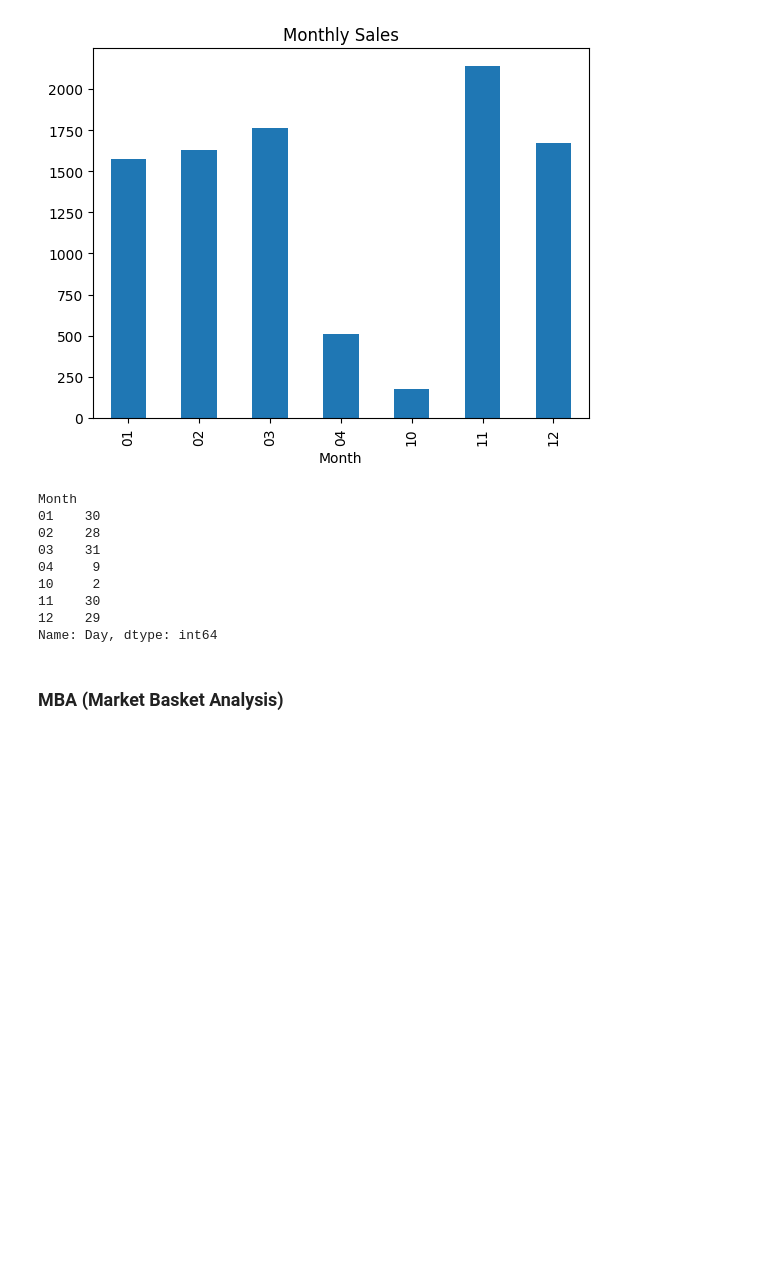
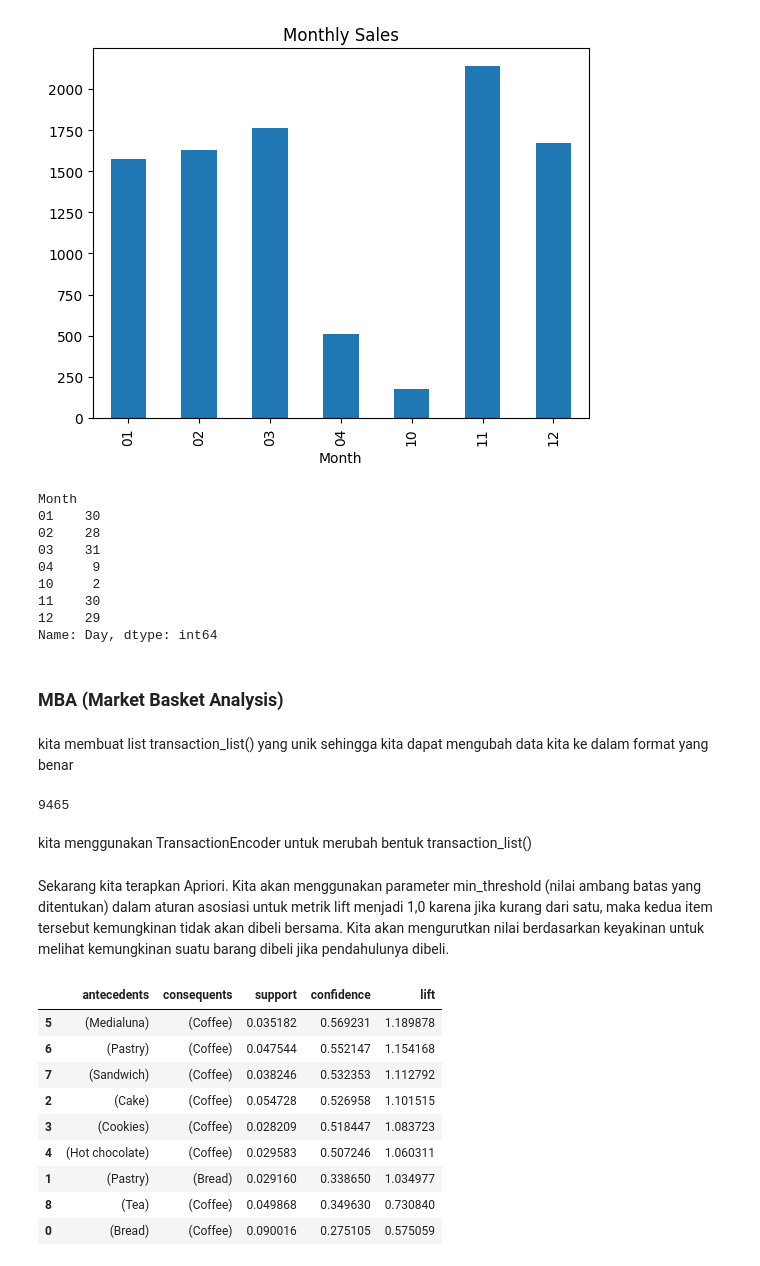
Before and after one commit to nadeap/Machine-Learning, a Jupyter notebook: Market Basket Analysis/mba.ipynb, the cells around one changed output. Saved outputs shown, nothing was run; the diff lists cells and outputs as text; code cells hidden in the pictures; blank space fills up the shorter version.

```diff
--- a/Market Basket Analysis/mba.ipynb
+++ b/Market Basket Analysis/mba.ipynb
@@ -214,3 +214,40 @@ Name: Day, dtype: int64
 # %%
 from mlxtend.preprocessing import TransactionEncoder
 from mlxtend.frequent_patterns import association_rules, apriori
+# %% [markdown]
+kita membuat list transaction_list() yang unik sehingga kita dapat mengubah data kita ke dalam format yang benar
+# %%
+transaction_list = []
+
+# For loop to create a list of the unique transactions throughout the dataset:
+for i in data['Transaction'].unique():
+    tlist = list(set(data[data['Transaction']==i]['Item']))
+    if len(tlist)>0:
+        transaction_list.append(tlist)
+print(len(transaction_list))
+# %% [output]
+9465
+# %% [markdown]
+kita menggunakan TransactionEncoder untuk merubah bentuk transaction_list()
+# %%
+te = TransactionEncoder()
+te_ary = te.fit(transaction_list).transform(transaction_list)
+data2 = pd.DataFrame(te_ary, columns=te.columns_)
+# %% [markdown]
+Sekarang kita terapkan Apriori. Kita akan menggunakan parameter min_threshold (nilai ambang batas yang ditentukan) dalam aturan asosiasi untuk metrik lift menjadi 1,0 karena jika kurang dari satu, maka kedua item tersebut kemungkinan tidak akan dibeli bersama. Kita akan mengurutkan nilai berdasarkan keyakinan untuk melihat kemungkinan suatu barang dibeli jika pendahulunya dibeli.
+# %%
+frequent_itemsets = apriori(data2, min_support=0.025, use_colnames=True)
+rules = association_rules(frequent_itemsets, metric='confidence', min_threshold=0.2)
+metrix = pd.DataFrame(rules)
+metrix[['antecedents','consequents', 'support', 'confidence', 'lift']].sort_values('lift', ascending=False)
+# %% [output]
+|  | antecedents | consequents | support | confidence | lift |
+| 5 | (Medialuna) | (Coffee) | 0.035182 | 0.569231 | 1.189878 |
+| 6 | (Pastry) | (Coffee) | 0.047544 | 0.552147 | 1.154168 |
+| 7 | (Sandwich) | (Coffee) | 0.038246 | 0.532353 | 1.112792 |
+| 2 | (Cake) | (Coffee) | 0.054728 | 0.526958 | 1.101515 |
+| 3 | (Cookies) | (Coffee) | 0.028209 | 0.518447 | 1.083723 |
+| 4 | (Hot chocolate) | (Coffee) | 0.029583 | 0.507246 | 1.060311 |
+| 1 | (Pastry) | (Bread) | 0.029160 | 0.338650 | 1.034977 |
+| 8 | (Tea) | (Coffee) | 0.049868 | 0.349630 | 0.730840 |
+| 0 | (Bread) | (Coffee) | 0.090016 | 0.275105 | 0.575059 |
```
